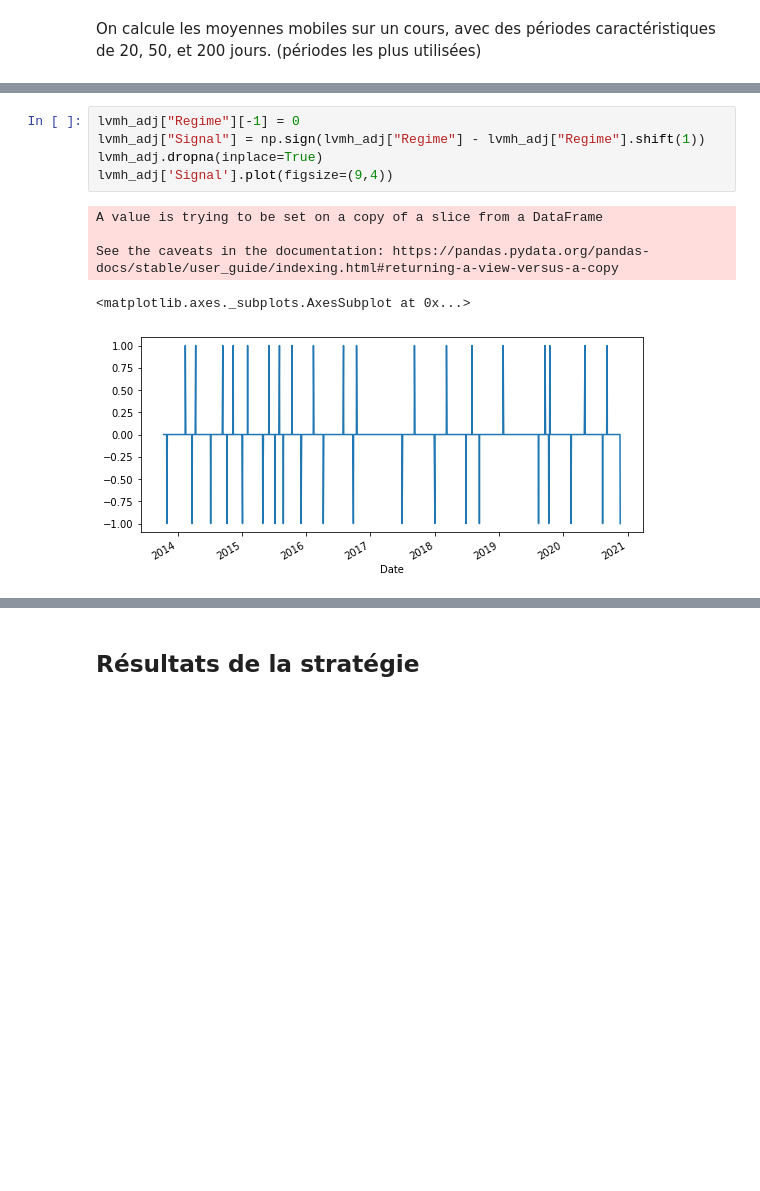
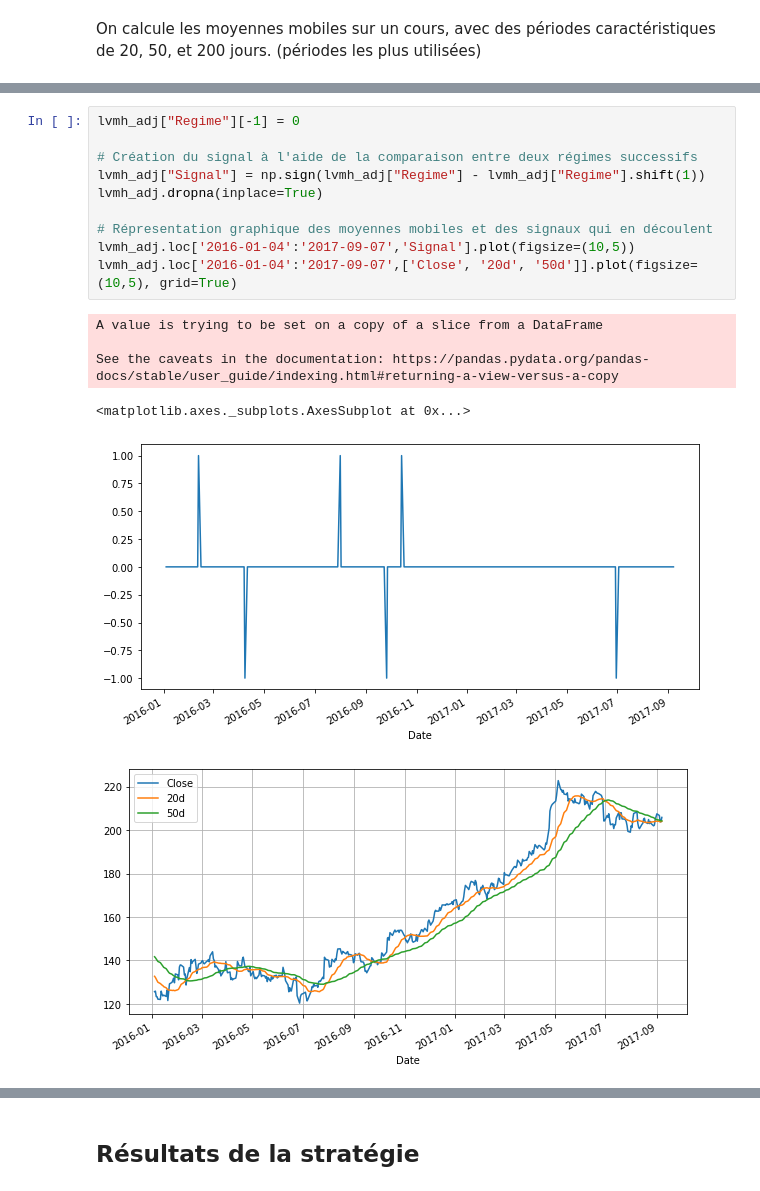
Before and after one commit to quentin-duflot/Python_Data_Scientist_Projet, a Jupyter notebook: Gestion_de_portefeuille.ipynb, the cells around one changed output, grey strips where cells are left out. Cells and saved outputs as stored; diff of their text form; blank space fills up the shorter version.

```diff
--- a/Gestion_de_portefeuille.ipynb
+++ b/Gestion_de_portefeuille.ipynb
@@ -346,13 +349,19 @@ lvmh_adj["Regime"].value_counts()
 Name: Regime, dtype: int64
 # %%
 lvmh_adj["Regime"][-1] = 0
+
+# Création du signal à l'aide de la comparaison entre deux régimes successifs
 lvmh_adj["Signal"] = np.sign(lvmh_adj["Regime"] - lvmh_adj["Regime"].shift(1))
 lvmh_adj.dropna(inplace=True)
-lvmh_adj['Signal'].plot(figsize=(9,4))
+
+# Répresentation graphique des moyennes mobiles et des signaux qui en découlent
+lvmh_adj.loc['2016-01-04':'2017-09-07','Signal'].plot(figsize=(10,5))
+lvmh_adj.loc['2016-01-04':'2017-09-07',['Close', '20d', '50d']].plot(figsize=(10,5), grid=True)
 # %% [output]
 A value is trying to be set on a copy of a slice from a DataFrame
 
 See the caveats in the documentation: https://pandas.pydata.org/pandas-docs/stable/user_guide/indexing.html#returning-a-view-versus-a-copy
 <matplotlib.axes._subplots.AxesSubplot at 0x...>
-[figure, old version]
+[figure, new version]
+[figure, added]
 # %%
```
Also changed, not shown: parts of 54 cells of this notebook.
